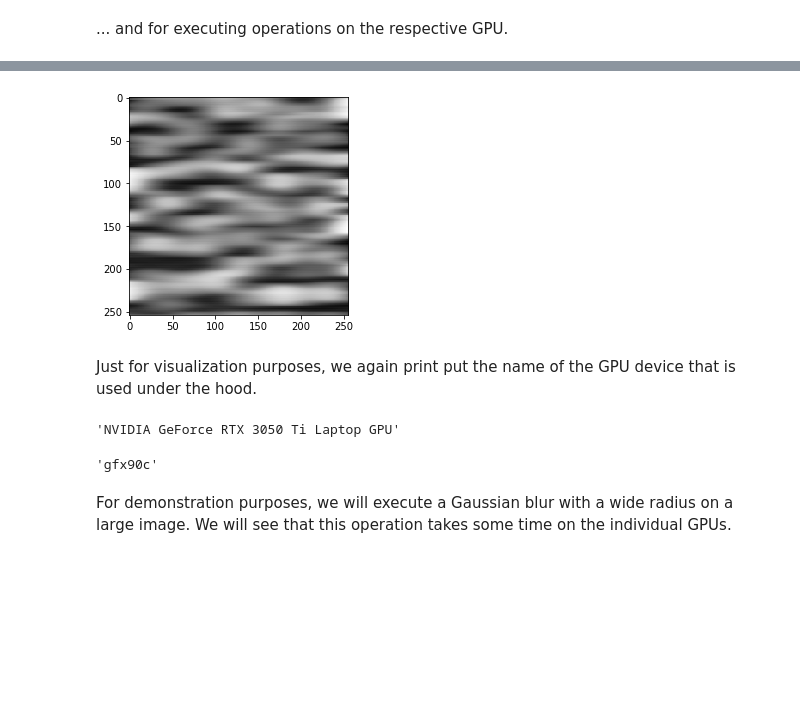
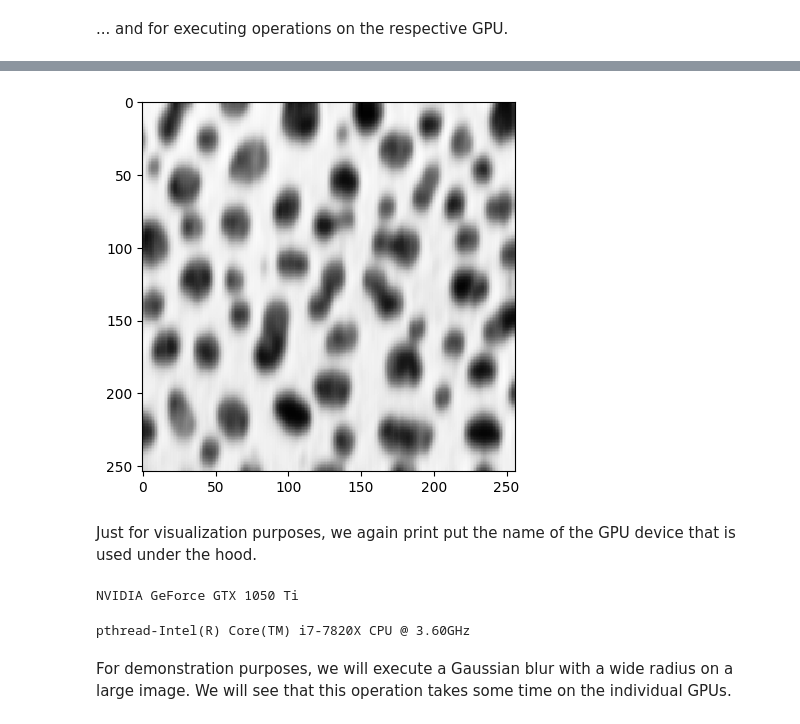
Before and after one commit to clEsperanto/pyclesperanto, a Jupyter notebook: demos/multi_gpu_demo.ipynb, the cells around one changed output, grey strips where cells are left out. Saved outputs shown, nothing was run; the diff lists cells and outputs as text; code cells hidden in the pictures; blank space fills up the shorter version.

```diff
--- a/demos/multi_gpu_demo.ipynb
+++ b/demos/multi_gpu_demo.ipynb
@@ -13,4 +24,4 @@ cle1.set_wait_for_kernel_to_finish(False)
 # %%
-cle2 = Clesperanto()
-cle2.select_device("gfx")
-cle2.set_wait_for_kernel_to_finish(False)
+d2 = cle.new_device(device_type="cpu")
+d2.wait_for_kernel_to_finish(False)
+print(d2.info)
@@ -34,4 +45,6 @@ cle1.imshow(blurred1)
+# %%
+image1 = cle.push(image, device=d1)
+image2 = cle.push(image, device=d2)
 # %%
-blurred2 = cle2.gaussian_blur(image, sigma_x=10)
-
-cle2.imshow(blurred2)
+blurred1 = cle.gaussian_blur(image1, sigma_x=10)
+blurred2 = cle.gaussian_blur(image2, sigma_y=5)
@@ -46,19 +55,17 @@ cle1.imshow(blurred3)
 # %%
-blurred4 = cle2.gaussian_blur(image, sigma_x=20)
-
-cle2.imshow(blurred4)
+cle.imshow(blurred2)
 # %% [output]
-[figure, old version]
+[figure, new version]
 # %% [markdown]
 Just for visualization purposes, we again print put the name of the GPU device that is used under the hood.
-# %%
-cle1.name
-# %% [output]
-'NVIDIA GeForce RTX 3050 Ti Laptop GPU'
-# %%
-cle2.name
-# %% [output]
-'gfx90c'
+# %%
+print(d1.name)
+# %% [output]
+NVIDIA GeForce GTX 1050 Ti
+# %%
+print(d2.name)
+# %% [output]
+pthread-Intel(R) Core(TM) i7-7820X CPU @ 3.60GHz
 # %% [markdown]
 For demonstration purposes, we will execute a Gaussian blur with a wide radius on a large image. We will see that this operation takes some time on the individual GPUs.
 # %%
```
Also changed, not shown: parts of 14 cells of this notebook, 2 other files.
